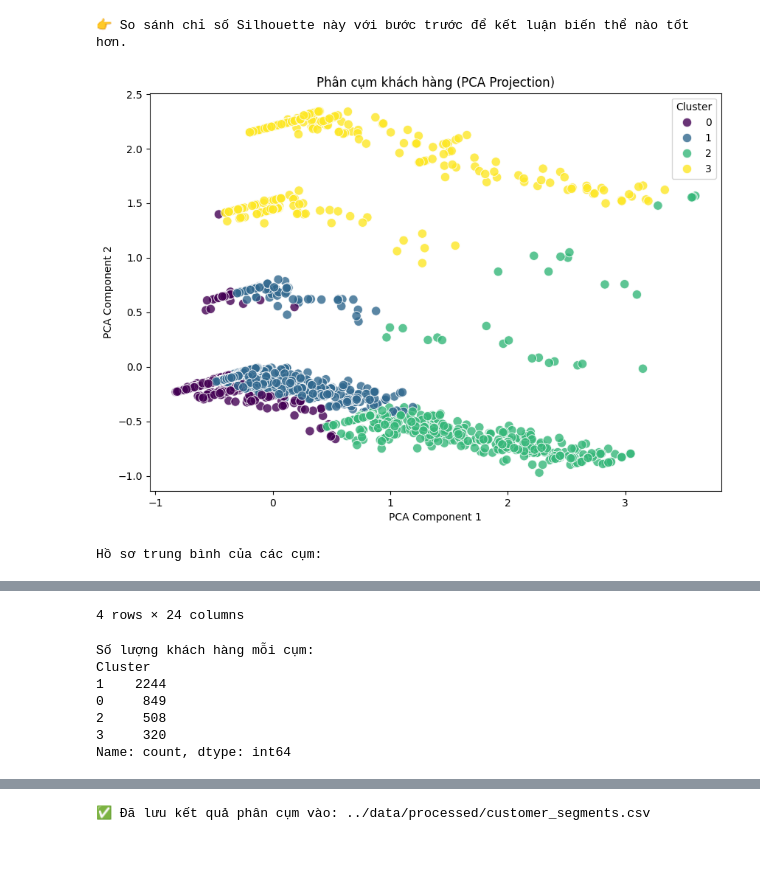
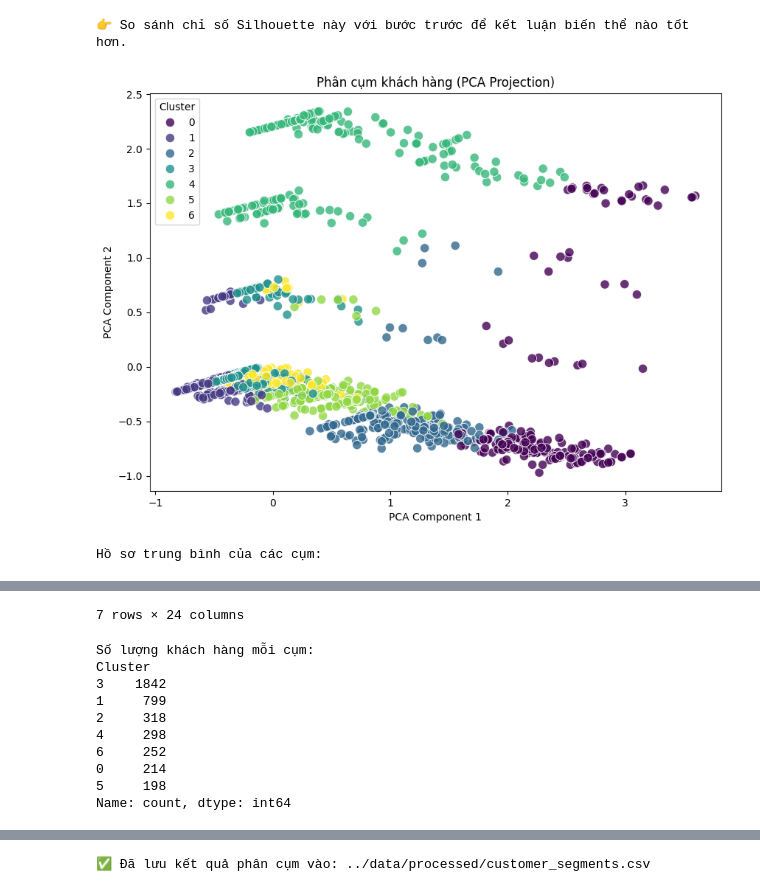
Before and after one commit to 2bllikigai/shopping_cart_advanced_analysis, a Jupyter notebook: notebooks/clustering_from_rules.ipynb, the cells around one changed output, grey strips where cells are left out. Cells and saved outputs as stored; diff of their text form; code cells hidden in the pictures; blank space fills up the shorter version.

```diff
--- a/notebooks/clustering_from_rules.ipynb
+++ b/notebooks/clustering_from_rules.ipynb
@@ -126,23 +126,22 @@ print("\n👉 So sánh chỉ số Silhouette này với bước trước để k
 [figure]
 👉 So sánh chỉ số Silhouette này với bước trước để kết luận biến thể nào tốt hơn.
 # %%
-# Giả sử bạn chọn K=3 hoặc K=4 sau khi xem biểu đồ trên
-final_k = 4
+final_k = 7
 
 # Chạy phân cụm
 results = clusterer.run_clustering(k=final_k)
 
 # Vẽ biểu đồ 2D
 clusterer.visualize_2d()
 
 # Xem hồ sơ cụm (Profiling) để viết báo cáo
 print("Hồ sơ trung bình của các cụm:")
 display(clusterer.profile_clusters())
 
 print("Số lượng khách hàng mỗi cụm:")
 print(results['Cluster'].value_counts())
 # %% [output]
-[figure, old version]
+[figure, new version]
 Hồ sơ trung bình của các cụm:
 |  | Rule_0 | Rule_1 | Rule_2 | Rule_3 | Rule_4 | Rule_5 | Rule_6 | Rule_7 | Rule_8 | Rule_9 | ... | ... |
 | Cluster |  |  |  |  |  |  |  |  |  |  |  | ... |
@@ -153,10 +155,13 @@ Hồ sơ trung bình của các cụm:
-4 rows × 24 columns
+7 rows × 24 columns
 Số lượng khách hàng mỗi cụm:
 Cluster
-1    2244
-0     849
-2     508
-3     320
+3    1842
+1     799
+2     318
+4     298
+6     252
+0     214
+5     198
 Name: count, dtype: int64
 # %%
 import matplotlib.pyplot as plt
```
Also changed, not shown: parts of 3 cells of this notebook, 3 other files.
